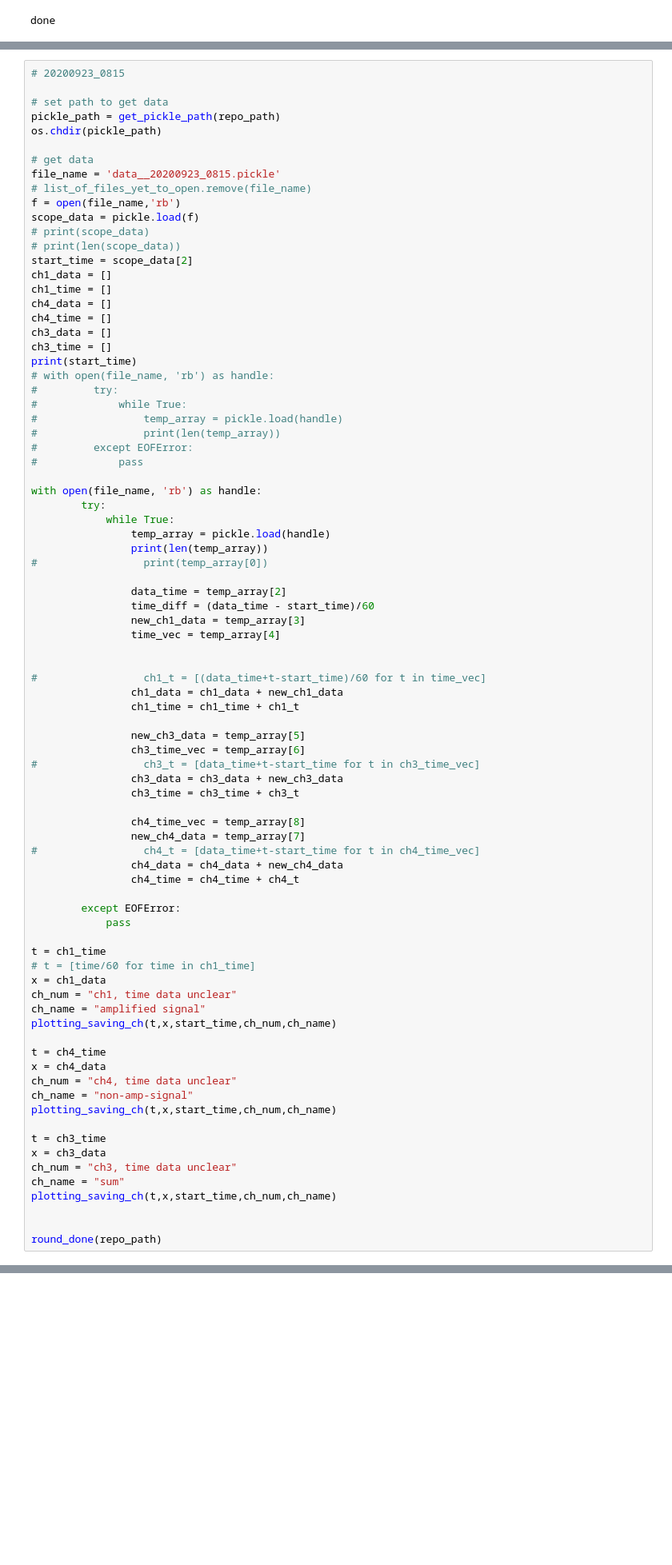
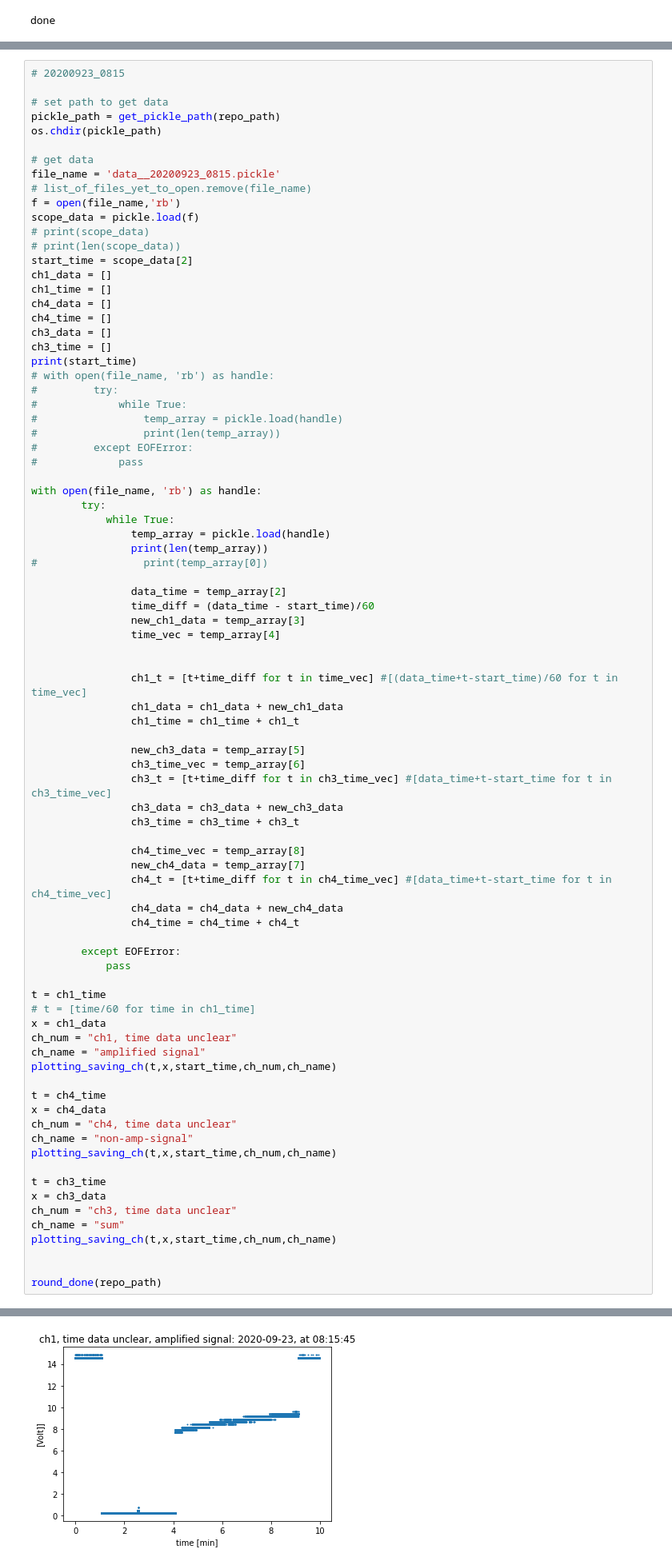
Before and after one commit to EinavGry/Lab---precision-measurements, a Jupyter notebook: Reading_out_data.ipynb, the cells around one changed output, grey strips where cells are left out. Shown at 80% size. Saved outputs shown, nothing was run; the diff lists cells and outputs as text; blank space fills up the shorter version.

```diff
--- a/Reading_out_data.ipynb
+++ b/Reading_out_data.ipynb
@@ -1695,19 +1695,19 @@ with open(file_name, 'rb') as handle:
                 time_vec = temp_array[4]
 
 
-#                 ch1_t = [(data_time+t-start_time)/60 for t in time_vec]
+                ch1_t = [t+time_diff for t in time_vec] #[(data_time+t-start_time)/60 for t in time_vec]
                 ch1_data = ch1_data + new_ch1_data
                 ch1_time = ch1_time + ch1_t
 
                 new_ch3_data = temp_array[5]
                 ch3_time_vec = temp_array[6]
-#                 ch3_t = [data_time+t-start_time for t in ch3_time_vec]
+                ch3_t = [t+time_diff for t in ch3_time_vec] #[data_time+t-start_time for t in ch3_time_vec]
                 ch3_data = ch3_data + new_ch3_data
                 ch3_time = ch3_time + ch3_t
 
                 ch4_time_vec = temp_array[8]
                 new_ch4_data = temp_array[7]
-#                 ch4_t = [data_time+t-start_time for t in ch4_time_vec]
+                ch4_t = [t+time_diff for t in ch4_time_vec] #[data_time+t-start_time for t in ch4_time_vec]
                 ch4_data = ch4_data + new_ch4_data
                 ch4_time = ch4_time + ch4_t
 
@@ -1735,3 +1735,4 @@ plotting_saving_ch(t,x,start_time,ch_num,ch_name)
 
 
 round_done(repo_path)
+# %% [output]
@@ -1737,0 +1742 @@ round_done(repo_path)
+[figure, added]
```
Also changed, not shown: parts of 6 cells of this notebook, 4 other files.
